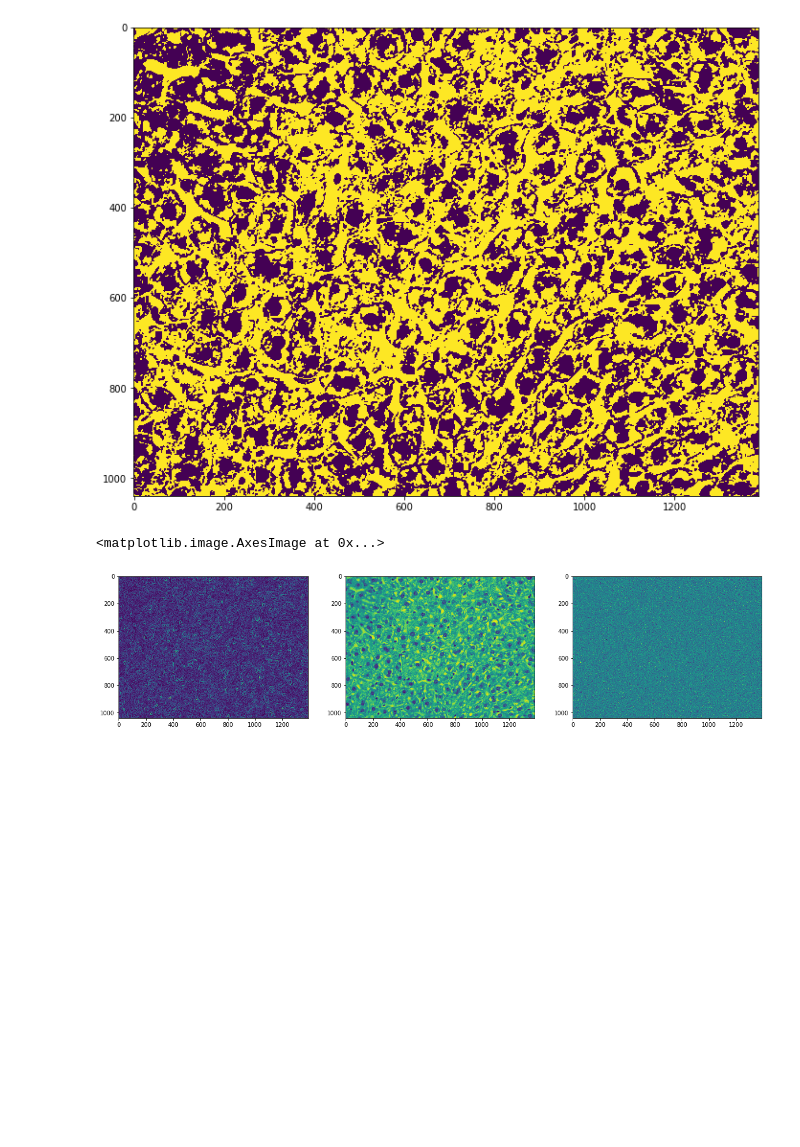
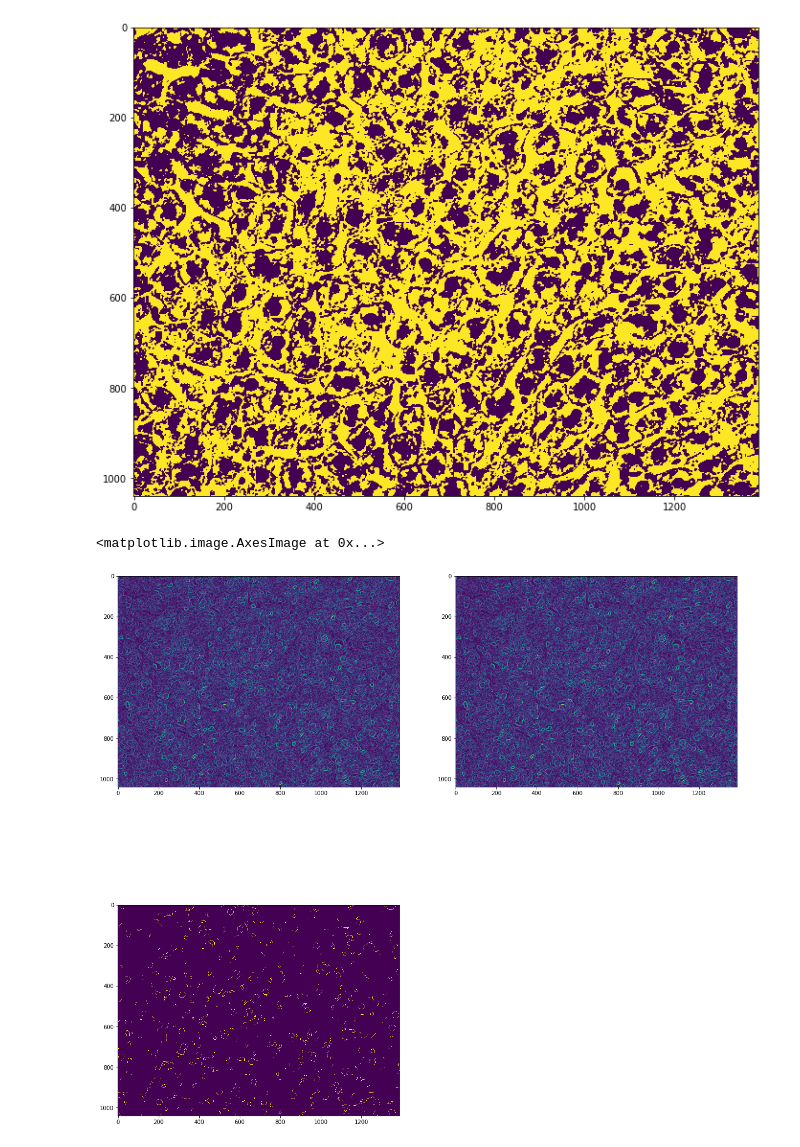
Before and after one commit to moqri/Aging-Cell-Morphology, a Jupyter notebook: plot_raw_image.ipynb, the cells around one changed output. Cells and saved outputs as stored; diff of their text form; code cells hidden in the pictures; blank space fills up the shorter version.

```diff
--- a/plot_raw_image.ipynb
+++ b/plot_raw_image.ipynb
@@ -41,17 +41,19 @@ plt.imshow(ima>threshold)
 [figure]
 # %%
 from skimage import filters
+from skimage import feature
 fsob=filters.sobel(ima)
-fgaus=filters.gaussian(ima)
-flap=filters.laplace(ima)
+fprew=filters.prewitt(ima)
+fcanny=feature.canny(ima,sigma=.001)
+fblob=feature.blob_log(ima)
 
 f = plt.figure(figsize=(20, 20))
-f.add_subplot(1,3, 1)
+f.add_subplot(2,2, 1)
 plt.imshow(fsob)
-f.add_subplot(1,3, 2)
-plt.imshow(fgaus)
-f.add_subplot(1,3, 3)
-plt.imshow(flap)
+f.add_subplot(2,2, 2)
+plt.imshow(fprew)
+f.add_subplot(2,2, 3)
+plt.imshow(fcanny)
 # %% [output]
 <matplotlib.image.AxesImage at 0x...>
-[figure, old version]
+[figure, new version]
```
Also changed, not shown: parts of 2 cells of this notebook.
